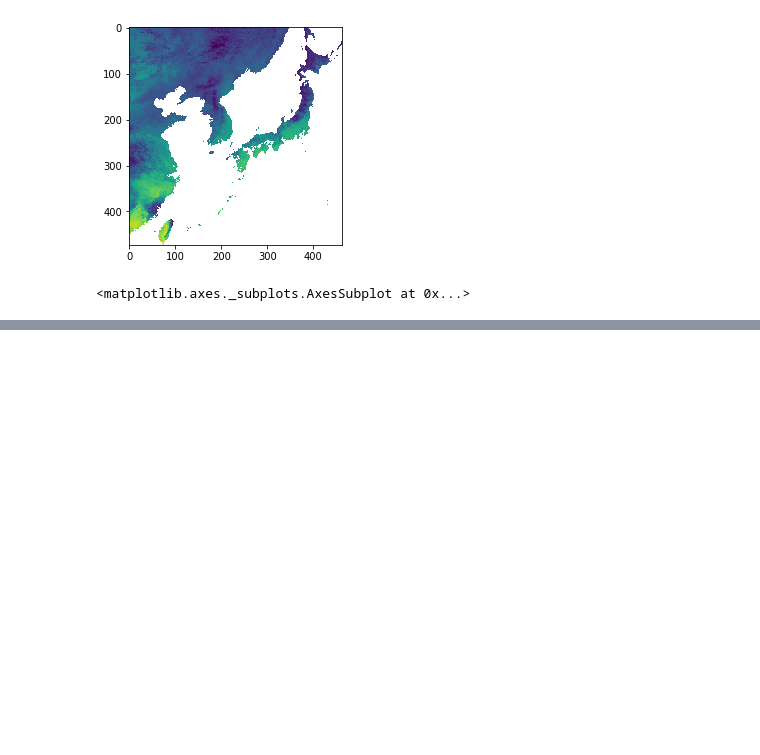
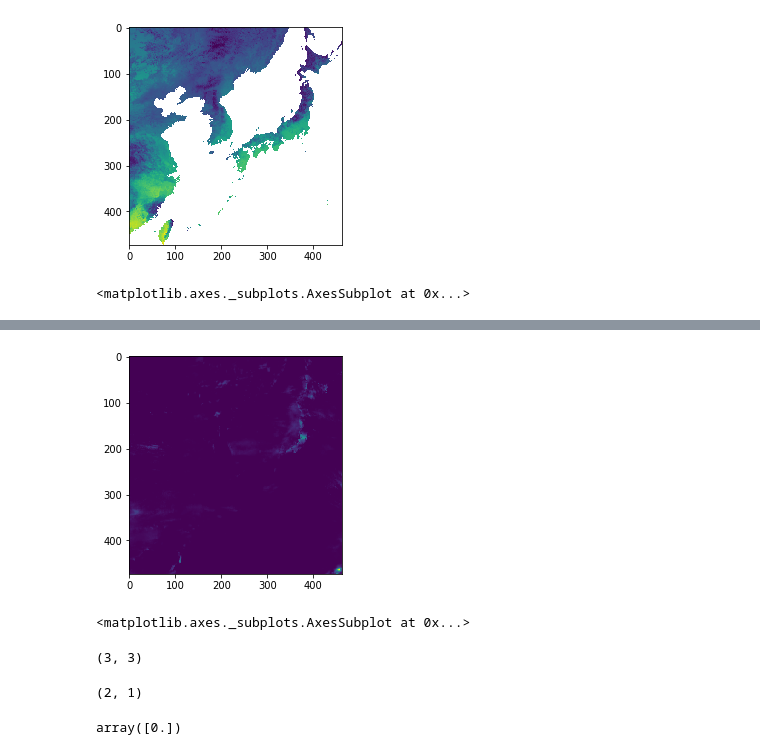
Before and after one commit to cogito288/GEMS_python, a Jupyter notebook: python-refactor/Code/pre_02_raw/test.ipynb, the cells around one changed output, grey strips where cells are left out. Drawn from its saved outputs; the diff is of its cells as text; code cells hidden in the pictures; blank space fills up the shorter version.

```diff
--- a/python-refactor/Code/pre_02_raw/test.ipynb
+++ b/python-refactor/Code/pre_02_raw/test.ipynb
@@ -138,0 +308,23 @@ show(arr2)
+# %%
+YEARS = [2016]
+for yr in YEARS:
+    flist = glob.glob(os.path.join(path_gpm_processed, str(yr), '*.mat'))
+    flist.sort()
+    for fname in flist:
+        tStart = time.time()
+        precip = matlab.loadmat(fname)['precip']
+        precip = precip[1100:1400, 2900:3300]
+        values = precip.ravel(order='F')
+        precip = griddata(points=points,
+                          values=values,
+                          xi=(lon_goci, lat_goci),
+                          method='linear')
+        matlab.savemat(os.path.join(path_ea_goci_gpm, str(yr), f'EA6km_{os.path.basename(fname)}'),
+                      {'precip':precip})
+        del precip
+        print (os.path.basename(fname))
+        tElapsed = time.time() - tStart
+        print (f'time taken : {tElapsed}')
+        break
+    break
+    print (yr)
@@ -138,0 +417,7 @@ show(arr2)
+# %%
+arr2 = griddata(points, values, (lon_goci, lat_goci))
+# %%
+show(arr2)
+# %% [output]
+[figure, added]
+<matplotlib.axes._subplots.AxesSubplot at 0x...>
@@ -138,0 +428,12 @@ show(arr2)
+# %%
+in_data.shape
+# %% [output]
+(3, 3)
+# %%
+np.array([[0., 0.]]).T.shape
+# %% [output]
+(2, 1)
+# %%
+ndimage.map_coordinates(in_data, np.array([[0., 0.]]).T, order=1)
+# %% [output]
+array([0.])
```
Also changed, not shown: parts of 119 cells of this notebook, 58 other files.
